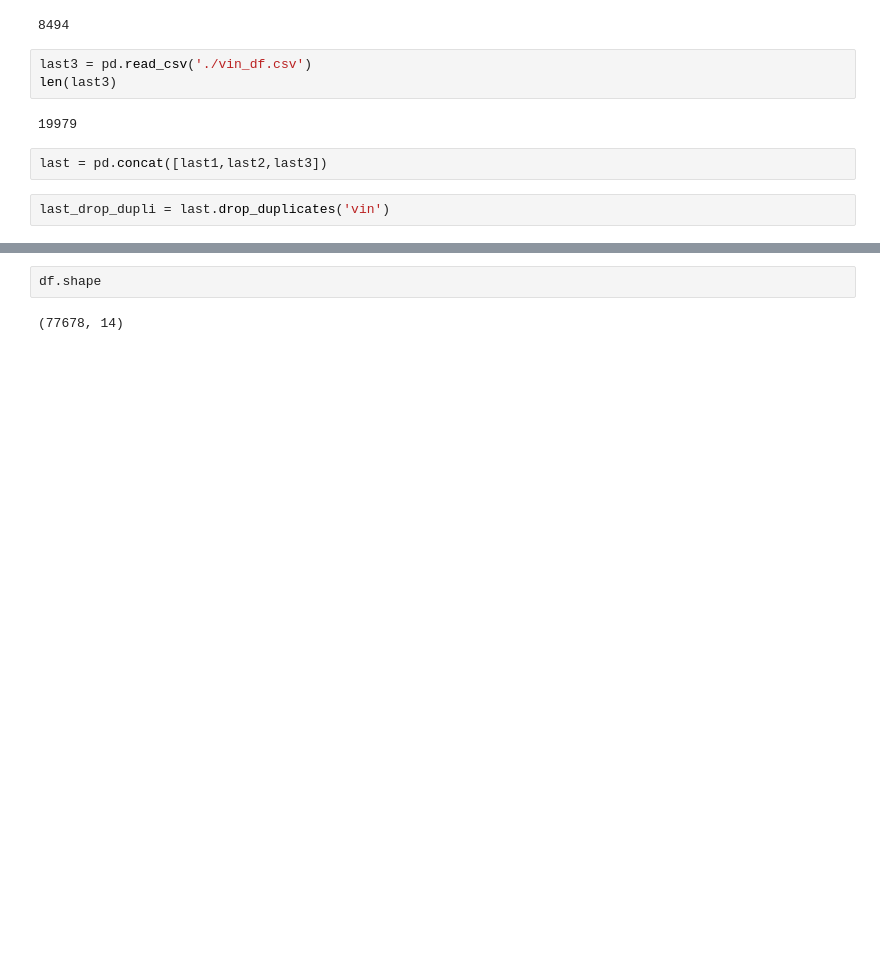
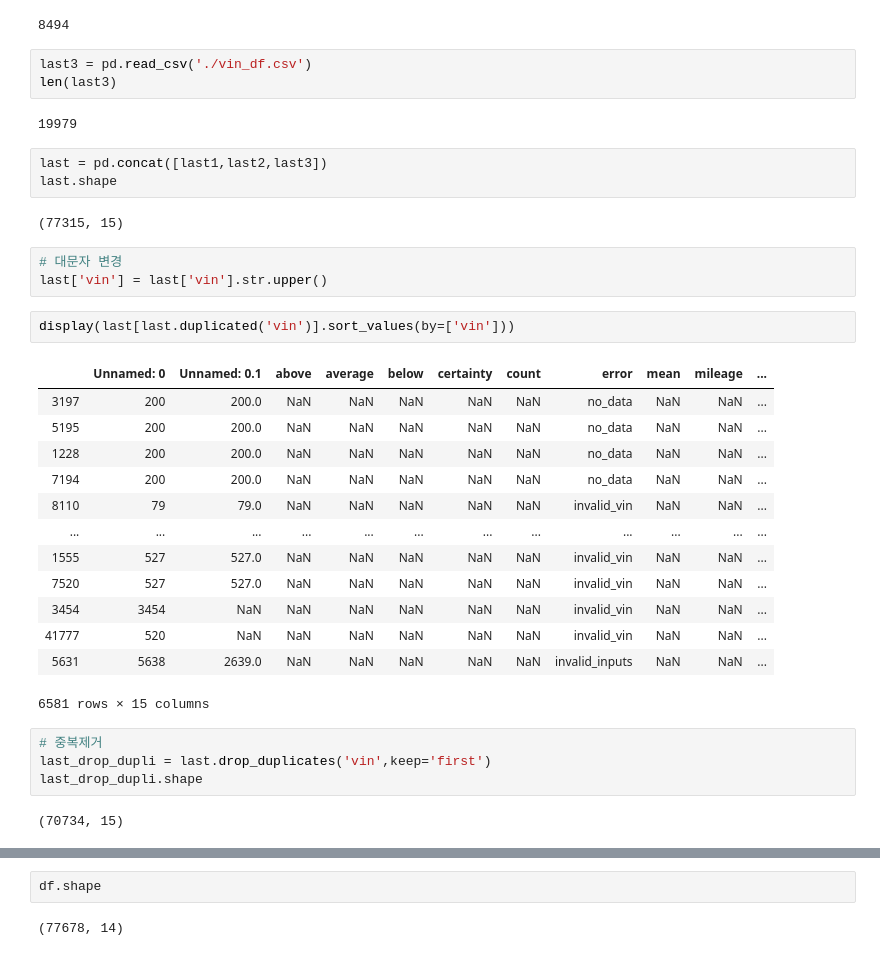
Before and after one commit to HowardHowonYu/Usedcar_regression_project, a Jupyter notebook: howard/vin_crawling_code.ipynb, the cells around one changed output, grey strips where cells are left out. Saved outputs shown, nothing was run; the diff lists cells and outputs as text; blank space fills up the shorter version.

```diff
--- a/howard/vin_crawling_code.ipynb
+++ b/howard/vin_crawling_code.ipynb
@@ -435,5 +435,31 @@ len(last3)
 19979
 # %%
 last = pd.concat([last1,last2,last3])
+last.shape
+# %% [output]
+(77315, 15)
-# %%
-last_drop_dupli = last.drop_duplicates('vin')
+# %%
+# 대문자 변경
+last['vin'] = last['vin'].str.upper()
+# %%
+display(last[last.duplicated('vin')].sort_values(by=['vin']))
+# %% [output]
+|  | Unnamed: 0 | Unnamed: 0.1 | above | average | below | certainty | count | error | mean | mileage | ... |
+| 3197 | 200 | 200.0 | NaN | NaN | NaN | NaN | NaN | no_data | NaN | NaN | ... |
+| 5195 | 200 | 200.0 | NaN | NaN | NaN | NaN | NaN | no_data | NaN | NaN | ... |
+| 1228 | 200 | 200.0 | NaN | NaN | NaN | NaN | NaN | no_data | NaN | NaN | ... |
+| 7194 | 200 | 200.0 | NaN | NaN | NaN | NaN | NaN | no_data | NaN | NaN | ... |
+| 8110 | 79 | 79.0 | NaN | NaN | NaN | NaN | NaN | invalid_vin | NaN | NaN | ... |
+| ... | ... | ... | ... | ... | ... | ... | ... | ... | ... | ... | ... |
+| 1555 | 527 | 527.0 | NaN | NaN | NaN | NaN | NaN | invalid_vin | NaN | NaN | ... |
+| 7520 | 527 | 527.0 | NaN | NaN | NaN | NaN | NaN | invalid_vin | NaN | NaN | ... |
+| 3454 | 3454 | NaN | NaN | NaN | NaN | NaN | NaN | invalid_vin | NaN | NaN | ... |
+| 41777 | 520 | NaN | NaN | NaN | NaN | NaN | NaN | invalid_vin | NaN | NaN | ... |
+| 5631 | 5638 | 2639.0 | NaN | NaN | NaN | NaN | NaN | invalid_inputs | NaN | NaN | ... |
+6581 rows × 15 columns
+# %%
+# 중복제거
+last_drop_dupli = last.drop_duplicates('vin',keep='first')
+last_drop_dupli.shape
+# %% [output]
+(70734, 15)
```
Also changed, not shown: parts of 34 cells of this notebook.
